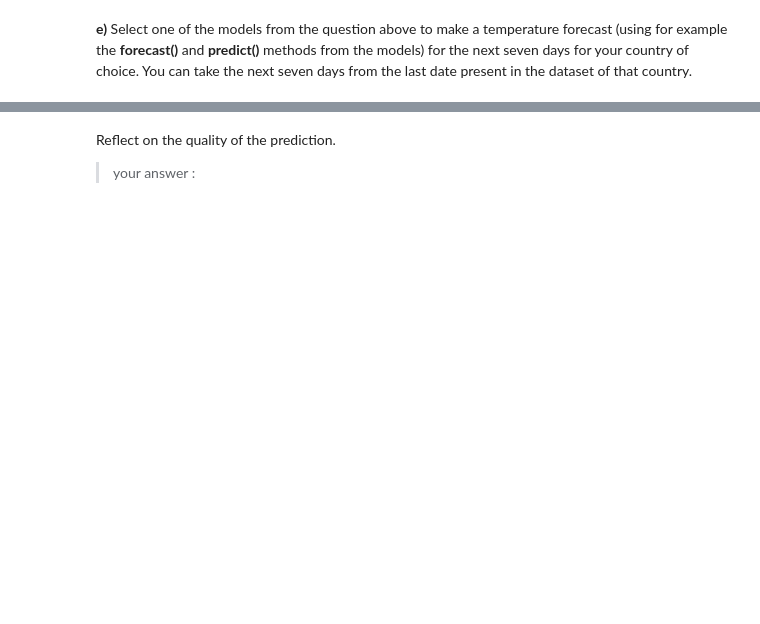
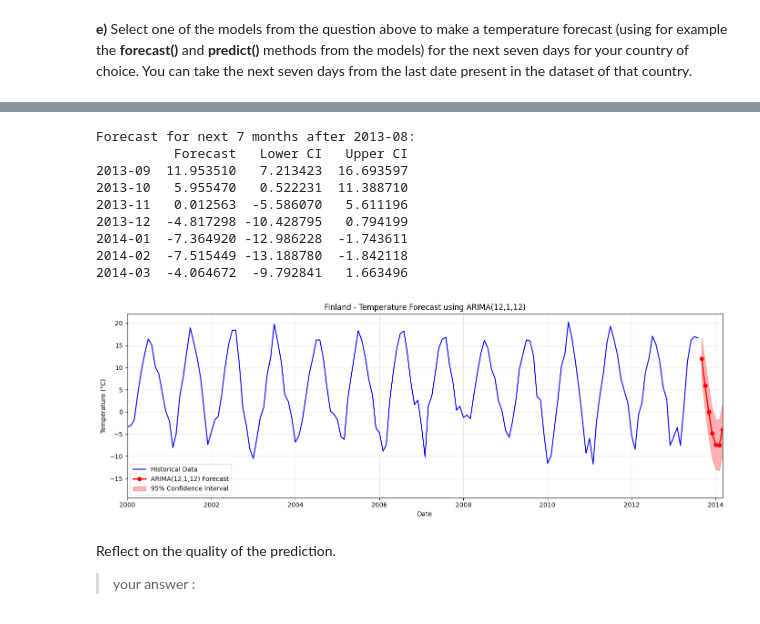
Before and after one commit to KundaiMutuwira/Data_Science_Class, a Jupyter notebook: DS2024_2025_TS_Assignment_Student_Version_1.ipynb, the cells around one changed output, grey strips where cells are left out. Saved outputs shown, nothing was run; the diff lists cells and outputs as text; code cells hidden in the pictures; blank space fills up the shorter version.

```diff
--- a/DS2024_2025_TS_Assignment_Student_Version_1.ipynb
+++ b/DS2024_2025_TS_Assignment_Student_Version_1.ipynb
@@ -1239,3 +1237,65 @@ plt.show()
+# %%
+# 4.9 e) put your code here
+
+n_steps = 7
+forecast_res = best_model.get_forecast(steps=n_steps)
+forecast_mean = forecast_res.predicted_mean
+forecast_ci = forecast_res.conf_int(alpha=0.05)
+
+# Create proper time index for forecasts
+last_date = ts.index[-1]
+future_idx = pd.period_range(start=last_date + 1, periods=n_steps, freq="M")
+forecast_df = pd.DataFrame({
+    "Forecast": forecast_mean.values,
+    "Lower CI": forecast_ci.iloc[:, 0].values,
+    "Upper CI": forecast_ci.iloc[:, 1].values
+}, index=future_idx)
+
+print(f"\nForecast for next 7 months after {last_date}:")
+print(forecast_df)
+
+# ========================================
+# Plot: Historical data + Forecast
+# ========================================
+plt.figure(figsize=(14, 5))
+
+# Plot historical data
+plt.plot(ts.index.to_timestamp(), ts.values, label='Historical Data', color='blue', linewidth=1.5)
+
+# Plot forecast
+plt.plot(future_idx.to_timestamp(), forecast_df["Forecast"],
+         marker='o', label=f'{best_name} Forecast', color='red', linewidth=2)
+
+# Plot confidence interval
+plt.fill_between(
+    future_idx.to_timestamp(),
+    forecast_df["Lower CI"],
+    forecast_df["Upper CI"],
+    alpha=0.3,
+    color='red',
+    label='95% Confidence Interval'
+)
+
+# Zoom to recent years for better visibility
+plt.xlim(pd.to_datetime("2000-01-01"), future_idx[-1].to_timestamp())
+plt.xlabel("Date")
+plt.ylabel("Temperature (°C)")
+plt.title(f"{country} - Temperature Forecast using {best_name}")
+plt.legend()
+plt.grid(True, alpha=0.3)
+plt.tight_layout()
+plt.show()
+# %% [output]
+Forecast for next 7 months after 2013-08:
+          Forecast   Lower CI   Upper CI
+2013-09  11.953510   7.213423  16.693597
+2013-10   5.955470   0.522231  11.388710
+2013-11   0.012563  -5.586070   5.611196
+2013-12  -4.817298 -10.428795   0.794199
+2014-01  -7.364920 -12.986228  -1.743611
+2014-02  -7.515449 -13.188780  -1.842118
+2014-03  -4.064672  -9.792841   1.663496
+[figure, added]
 # %% [markdown]
 Reflect on the quality of the prediction.
 > your answer :
```
Also changed, not shown: parts of 5 cells of this notebook.
